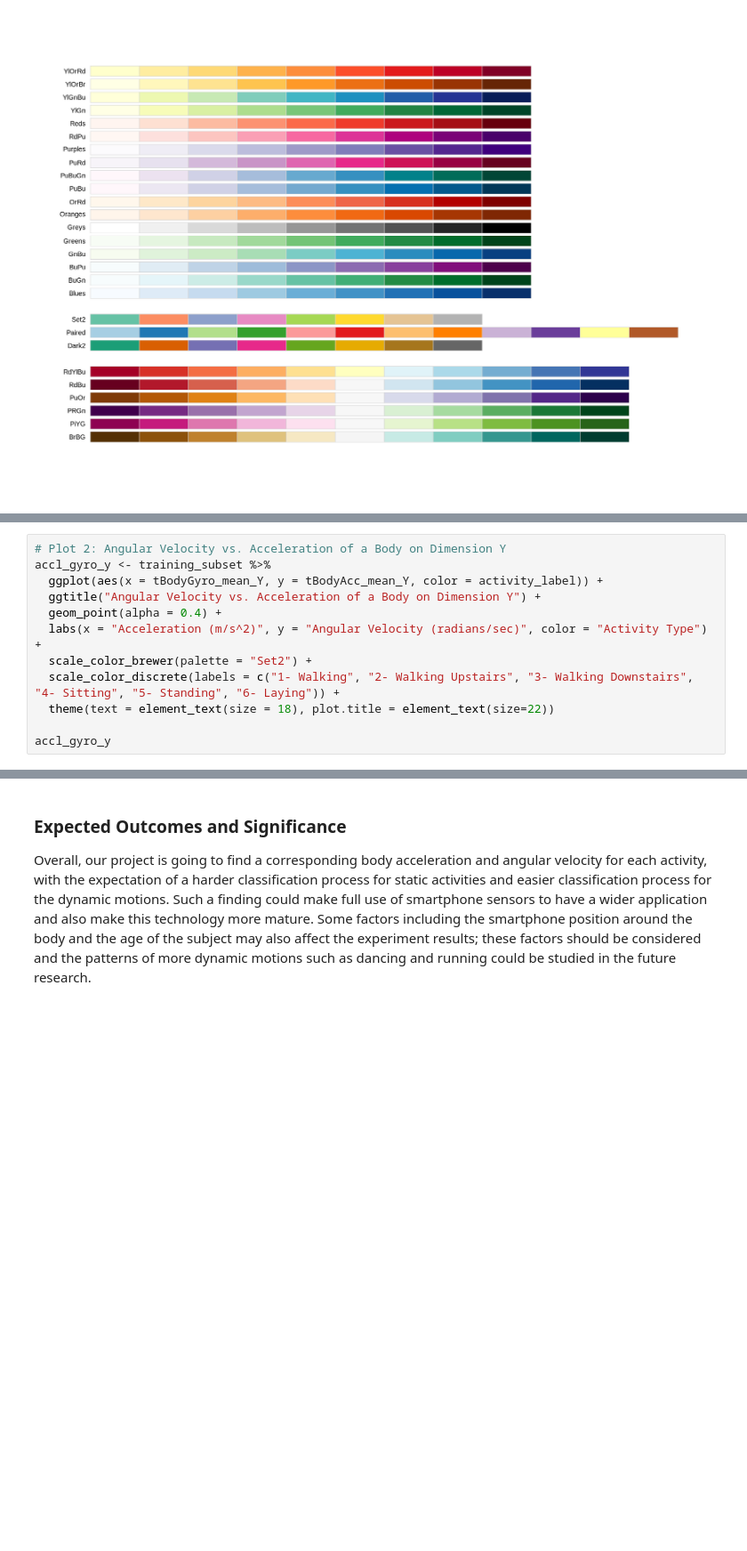
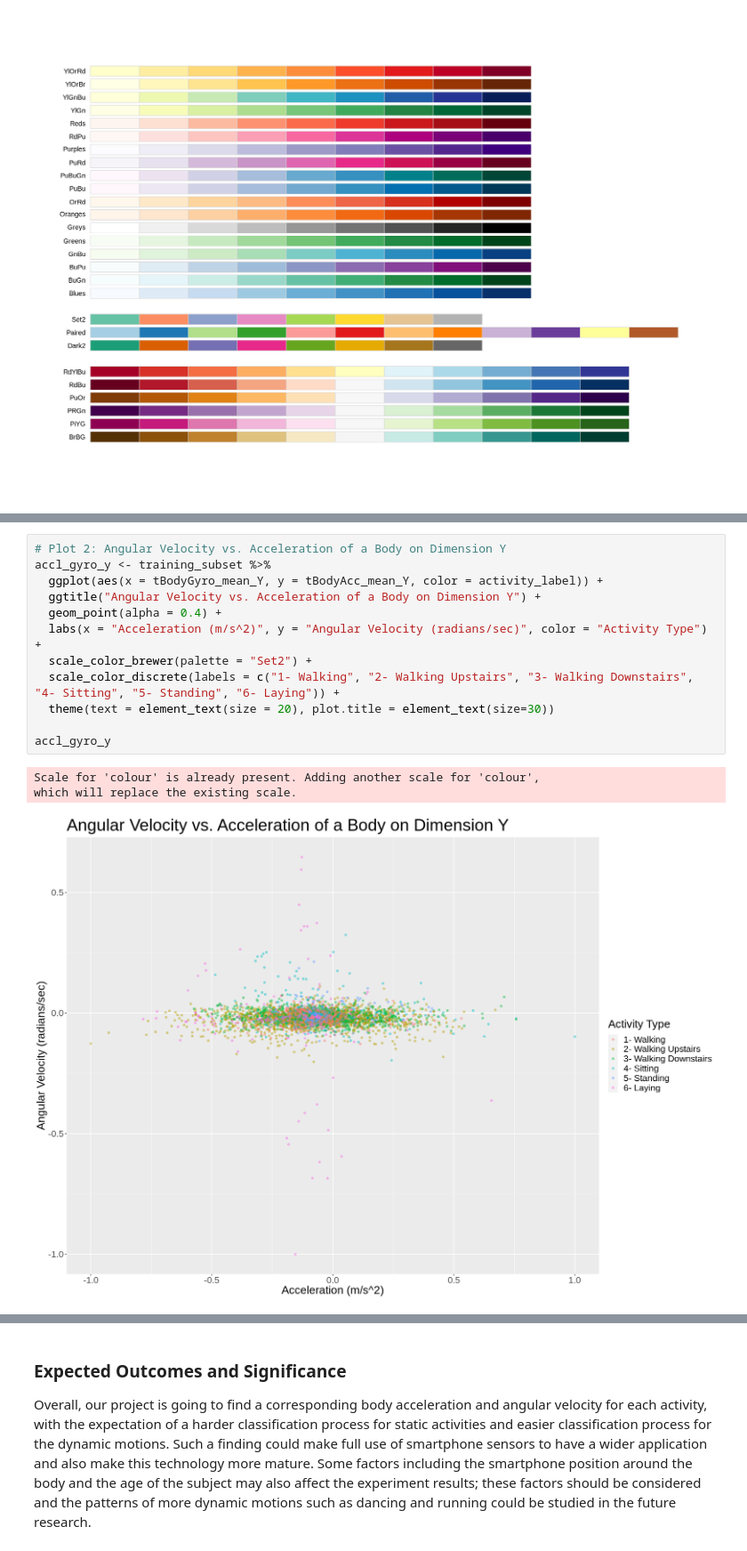
Before and after one commit to eleahj/dsci_project, a Jupyter notebook: human_activities.ipynb, the cells around one changed output, grey strips where cells are left out. Shown at 89% size. Drawn from its saved outputs; the diff is of its cells as text; blank space fills up the shorter version.

```diff
--- a/human_activities.ipynb
+++ b/human_activities.ipynb
@@ -275,15 +276,19 @@ which will replace the existing scale.
 # %%
 # Plot 2: Angular Velocity vs. Acceleration of a Body on Dimension Y
 accl_gyro_y <- training_subset %>%
   ggplot(aes(x = tBodyGyro_mean_Y, y = tBodyAcc_mean_Y, color = activity_label)) +
   ggtitle("Angular Velocity vs. Acceleration of a Body on Dimension Y") +
   geom_point(alpha = 0.4) +
   labs(x = "Acceleration (m/s^2)", y = "Angular Velocity (radians/sec)", color = "Activity Type") +
   scale_color_brewer(palette = "Set2") +
   scale_color_discrete(labels = c("1- Walking", "2- Walking Upstairs", "3- Walking Downstairs", "4- Sitting", "5- Standing", "6- Laying")) +
-  theme(text = element_text(size = 18), plot.title = element_text(size=22))
+  theme(text = element_text(size = 20), plot.title = element_text(size=30))
 
 accl_gyro_y
+# %% [output]
+Scale for 'colour' is already present. Adding another scale for 'colour',
+which will replace the existing scale.
+[figure, added]
 # %%
 # Plot 3: Angular Velocity vs. Acceleration of a Body on Dimension Z
 accl_gyro_z <- training_subset %>%
```
Also changed, not shown: parts of 2 cells of this notebook.
